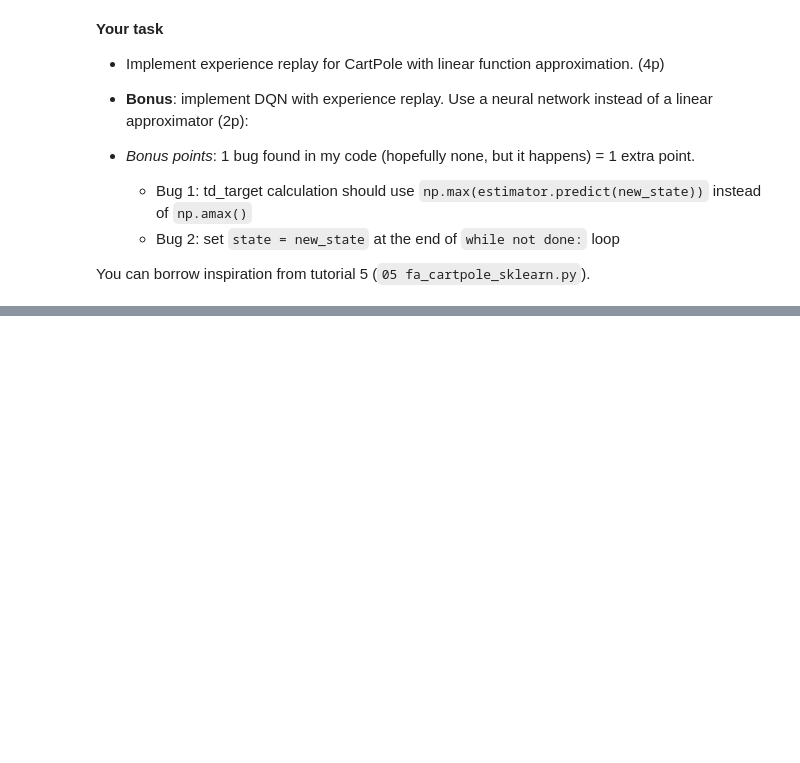
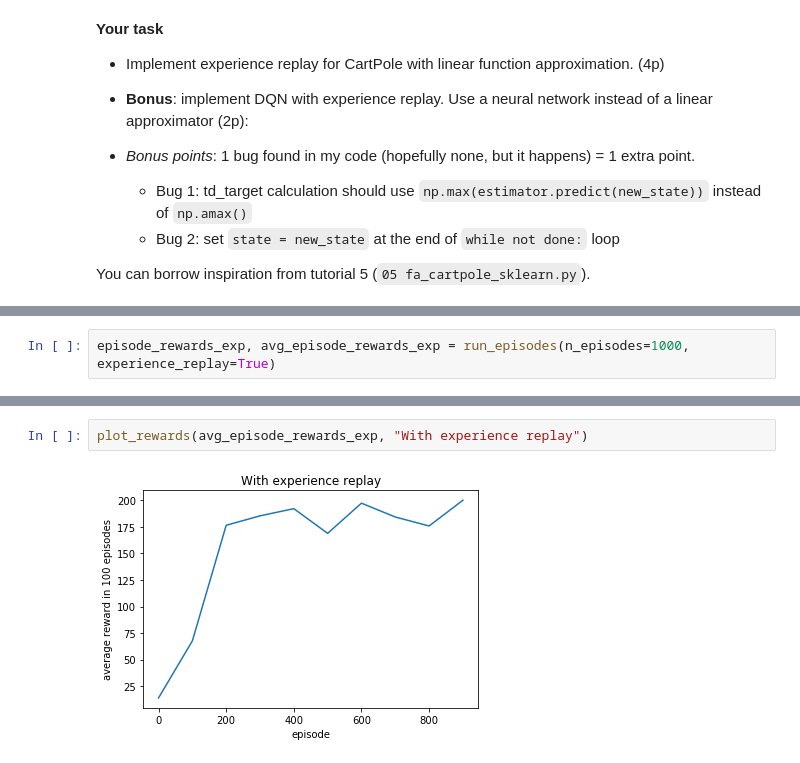
Before and after one commit to BartyzalRadek/MI-GLR, a Jupyter notebook: homeworks/Homework 2 - Function Approximation.ipynb, the cells around one changed output, grey strips where cells are left out. Drawn from its saved outputs; the diff is of its cells as text; blank space fills up the shorter version.

```diff
--- a/homeworks/Homework 2 - Function Approximation.ipynb
+++ b/homeworks/Homework 2 - Function Approximation.ipynb
@@ -179,0 +168,2 @@ print(a,b,c,d)
+# %%
+episode_rewards_exp, avg_episode_rewards_exp = run_episodes(n_episodes=1000, experience_replay=True)
@@ -179,0 +182,4 @@ print(a,b,c,d)
+# %%
+plot_rewards(avg_episode_rewards_exp, "With experience replay")
+# %% [output]
+[figure, added]
```
Also changed, not shown: parts of 8 cells of this notebook.
